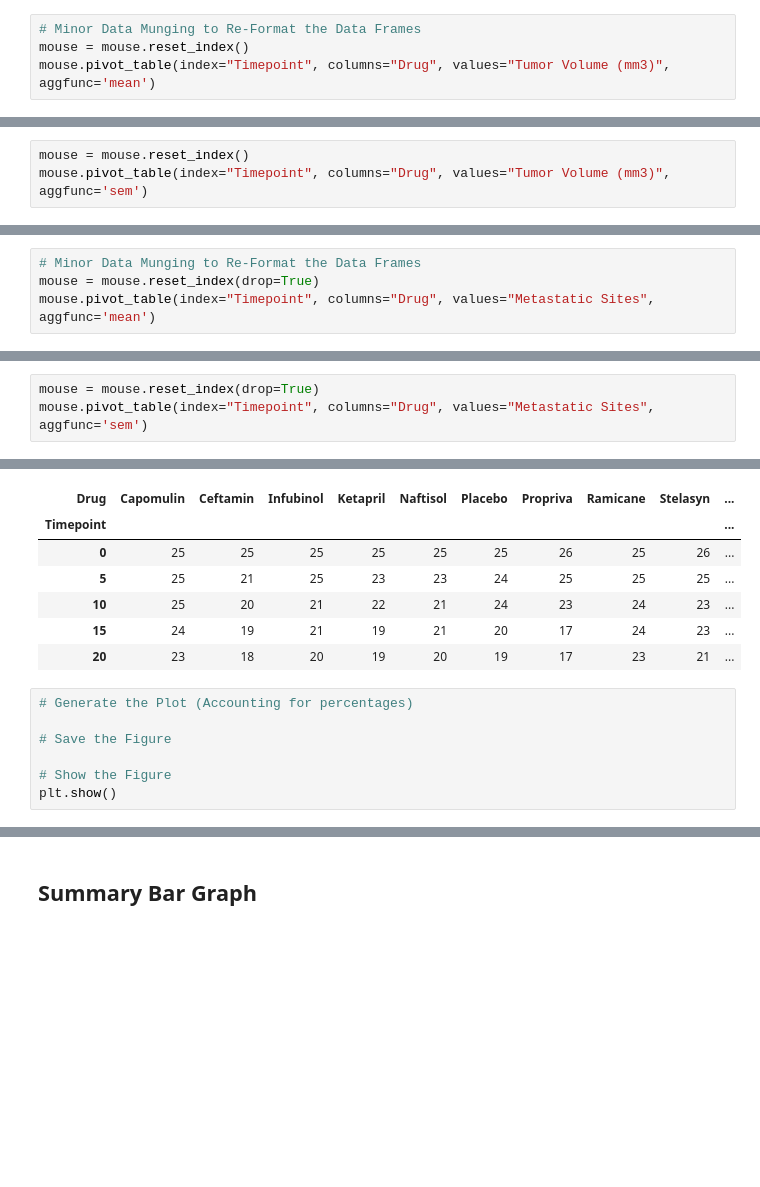
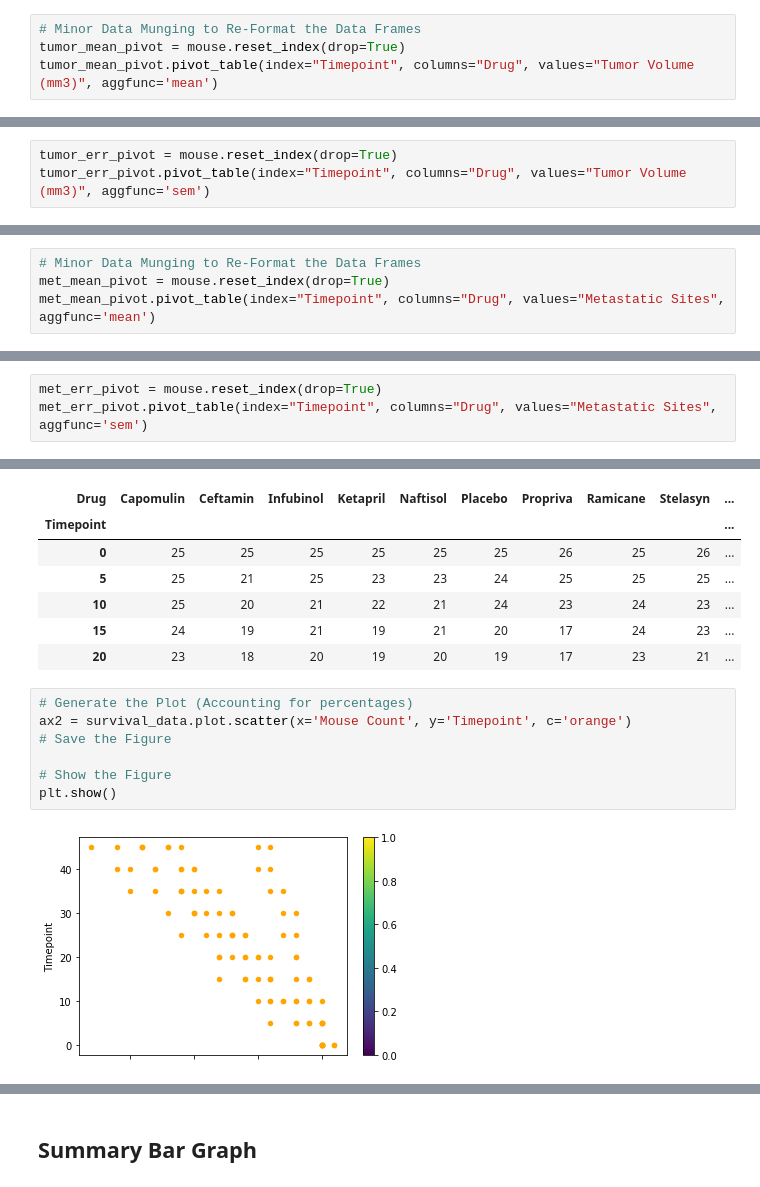
Before and after one commit to meowbray/matplotlib-challenge, a Jupyter notebook: Pymaceuticals/matplotOGer.ipynb, the cells around one changed output, grey strips where cells are left out. Saved outputs shown, nothing was run; the diff lists cells and outputs as text; blank space fills up the shorter version.

```diff
--- a/Pymaceuticals/matplotOGer.ipynb
+++ b/Pymaceuticals/matplotOGer.ipynb
@@ -96,8 +96,8 @@ tumor_err_data.head()
 | 4 | Capomulin | 20 | 0.909731 |
 # %%
 # Minor Data Munging to Re-Format the Data Frames
-mouse = mouse.reset_index()
-mouse.pivot_table(index="Timepoint", columns="Drug", values="Tumor Volume (mm3)", aggfunc='mean')
+tumor_mean_pivot = mouse.reset_index(drop=True)
+tumor_mean_pivot.pivot_table(index="Timepoint", columns="Drug", values="Tumor Volume (mm3)", aggfunc='mean')
 # %% [output]
 | Drug | Capomulin | Ceftamin | Infubinol | Ketapril | Naftisol | Placebo | Propriva | Ramicane | Stelasyn | ... |
 | Timepoint |  |  |  |  |  |  |  |  |  | ... |
@@ -112,8 +112,8 @@ mouse.pivot_table(index="Timepoint", columns="Drug", values="Tumor Volume (mm3)"
 | 40 | 36.958001 | 61.467895 | 63.162824 | 66.068580 | 65.600754 | 65.052675 | 63.045537 | 36.574081 | 65.356386 | ... |
 | 45 | 36.236114 | 64.132421 | 65.755562 | 70.662958 | 69.265506 | 68.084082 | 66.258529 | 34.955595 | 68.438310 | ... |
 # %%
-mouse = mouse.reset_index()
-mouse.pivot_table(index="Timepoint", columns="Drug", values="Tumor Volume (mm3)", aggfunc='sem')
+tumor_err_pivot = mouse.reset_index(drop=True)
+tumor_err_pivot.pivot_table(index="Timepoint", columns="Drug", values="Tumor Volume (mm3)", aggfunc='sem')
 # %% [output]
 | Drug | Capomulin | Ceftamin | Infubinol | Ketapril | Naftisol | Placebo | Propriva | Ramicane | Stelasyn | ... |
 | Timepoint |  |  |  |  |  |  |  |  |  | ... |
@@ -182,8 +182,8 @@ met_semi_data.head()
 |  | 20 | 0.161621 |
 # %%
 # Minor Data Munging to Re-Format the Data Frames
-mouse = mouse.reset_index(drop=True)
-mouse.pivot_table(index="Timepoint", columns="Drug", values="Metastatic Sites", aggfunc='mean')
+met_mean_pivot = mouse.reset_index(drop=True)
+met_mean_pivot.pivot_table(index="Timepoint", columns="Drug", values="Metastatic Sites", aggfunc='mean')
 # %% [output]
 | Drug | Capomulin | Ceftamin | Infubinol | Ketapril | Naftisol | Placebo | Propriva | Ramicane | Stelasyn | ... |
 | Timepoint |  |  |  |  |  |  |  |  |  | ... |
@@ -198,8 +198,8 @@ mouse.pivot_table(index="Timepoint", columns="Drug", values="Metastatic Sites",
 | 40 | 1.380952 | 2.357143 | 2.100000 | 2.733333 | 2.466667 | 3.166667 | 2.777778 | 1.100000 | 1.583333 | ... |
 | 45 | 1.476190 | 2.692308 | 2.111111 | 3.363636 | 2.538462 | 3.272727 | 2.571429 | 1.250000 | 1.727273 | ... |
 # %%
-mouse = mouse.reset_index(drop=True)
-mouse.pivot_table(index="Timepoint", columns="Drug", values="Metastatic Sites", aggfunc='sem')
+met_err_pivot = mouse.reset_index(drop=True)
+met_err_pivot.pivot_table(index="Timepoint", columns="Drug", values="Metastatic Sites", aggfunc='sem')
 # %% [output]
 | Drug | Capomulin | Ceftamin | Infubinol | Ketapril | Naftisol | Placebo | Propriva | Ramicane | Stelasyn | ... |
 | Timepoint |  |  |  |  |  |  |  |  |  | ... |
@@ -282,11 +282,13 @@ mouse.pivot_table(index="Timepoint", columns="Drug", values="Mouse ID", aggfunc=
 | 20 | 23 | 18 | 20 | 19 | 20 | 19 | 17 | 23 | 21 | ... |
 # %%
 # Generate the Plot (Accounting for percentages)
-
+ax2 = survival_data.plot.scatter(x='Mouse Count', y='Timepoint', c='orange')
 # Save the Figure
 
 # Show the Figure
 plt.show()
+# %% [output]
+[figure, added]
 # %% [markdown]
 ![Metastatic Spread During Treatment](../Images/survival.png)
 # %% [markdown]
```
Also changed, not shown: parts of 4 cells of this notebook.
